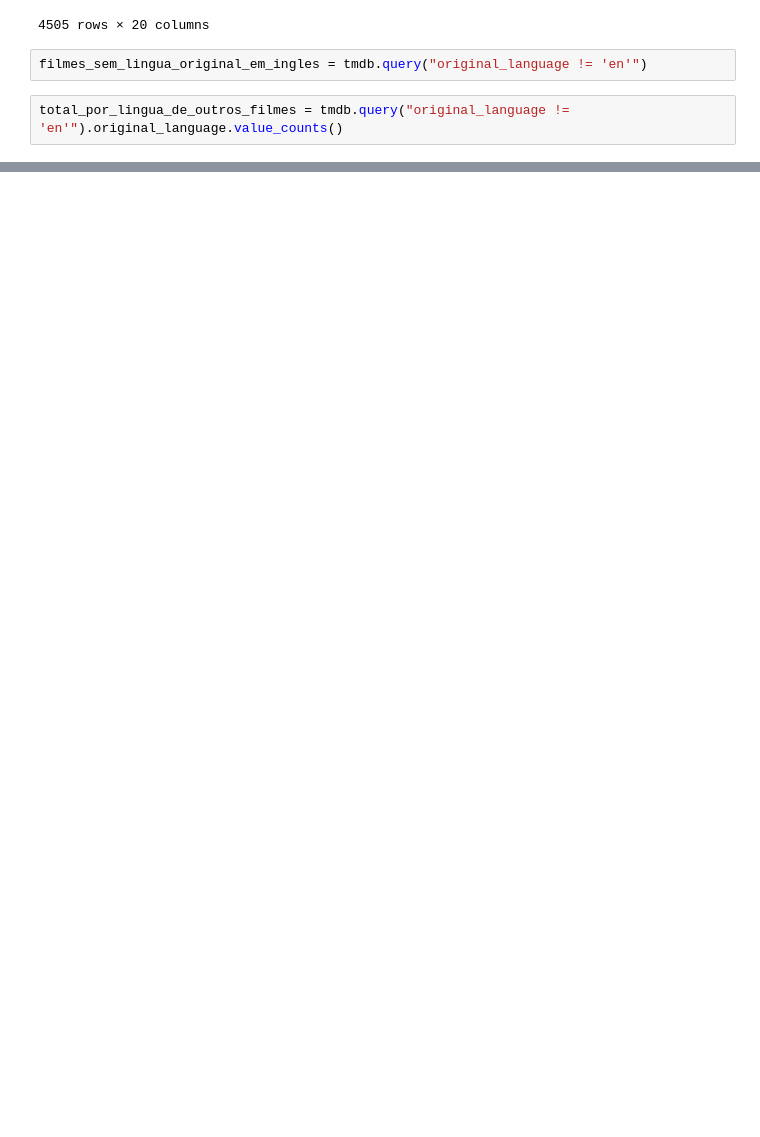
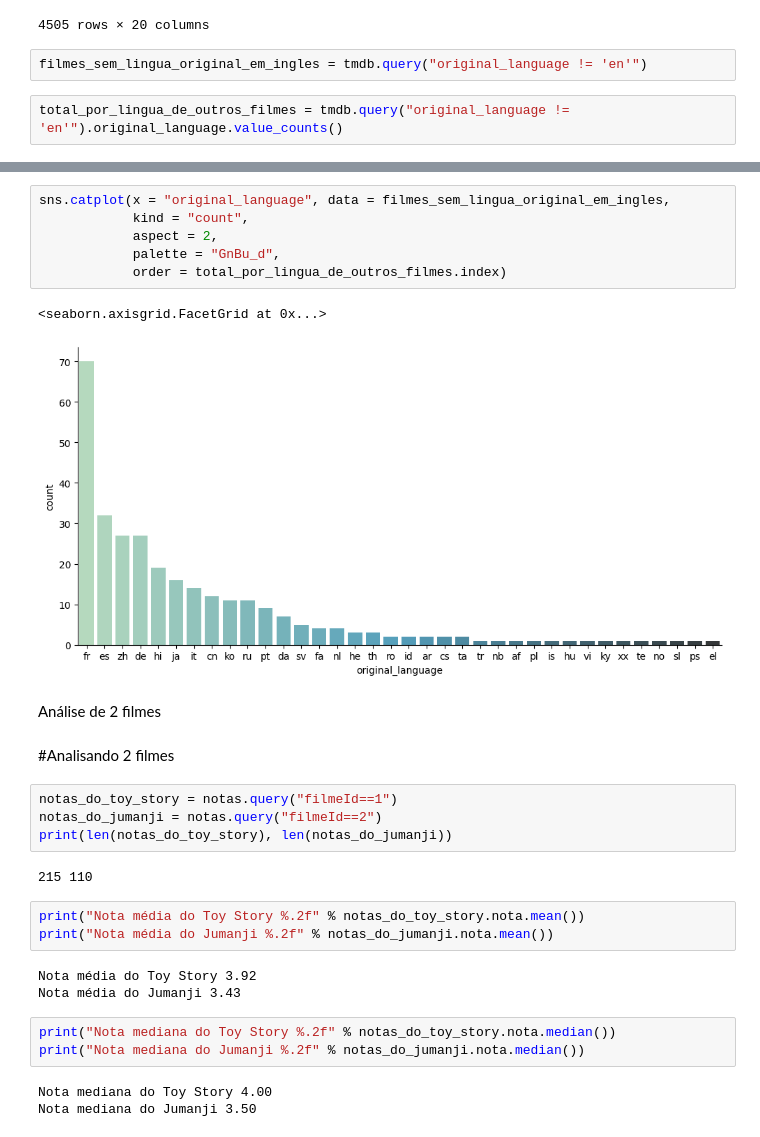
Before and after one commit to adrianycmc/introducaoADataScience, a Jupyter notebook: introdu_o_a_data_science.ipynb, the cells around one changed output, grey strips where cells are left out. Drawn from its saved outputs; the diff is of its cells as text; blank space fills up the shorter version.

```diff
--- a/introdu_o_a_data_science.ipynb
+++ b/introdu_o_a_data_science.ipynb
@@ -373,0 +392,31 @@ sns.catplot(x = "original_language", data = filmes_sem_lingua_original_em_ingles
+# %%
+sns.catplot(x = "original_language", data = filmes_sem_lingua_original_em_ingles,
+            kind = "count",
+            aspect = 2,
+            palette = "GnBu_d",
+            order = total_por_lingua_de_outros_filmes.index)
+# %% [output]
+<seaborn.axisgrid.FacetGrid at 0x...>
+[figure, added]
+# %% [markdown]
+Análise de 2 filmes
+# %% [markdown]
+#Analisando 2 filmes
+# %%
+notas_do_toy_story = notas.query("filmeId==1")
+notas_do_jumanji = notas.query("filmeId==2")
+print(len(notas_do_toy_story), len(notas_do_jumanji))
+# %% [output]
+215 110
+# %%
+print("Nota média do Toy Story %.2f" % notas_do_toy_story.nota.mean())
+print("Nota média do Jumanji %.2f" % notas_do_jumanji.nota.mean())
+# %% [output]
+Nota média do Toy Story 3.92
+Nota média do Jumanji 3.43
+# %%
+print("Nota mediana do Toy Story %.2f" % notas_do_toy_story.nota.median())
+print("Nota mediana do Jumanji %.2f" % notas_do_jumanji.nota.median())
+# %% [output]
+Nota mediana do Toy Story 4.00
+Nota mediana do Jumanji 3.50
```
Also changed, not shown: parts of 27 cells of this notebook.
